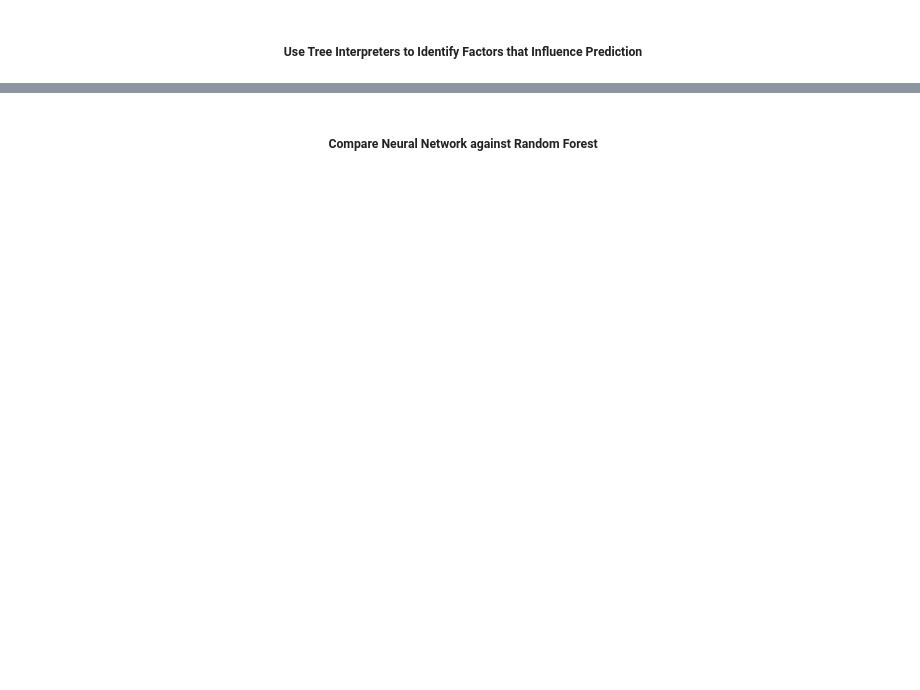
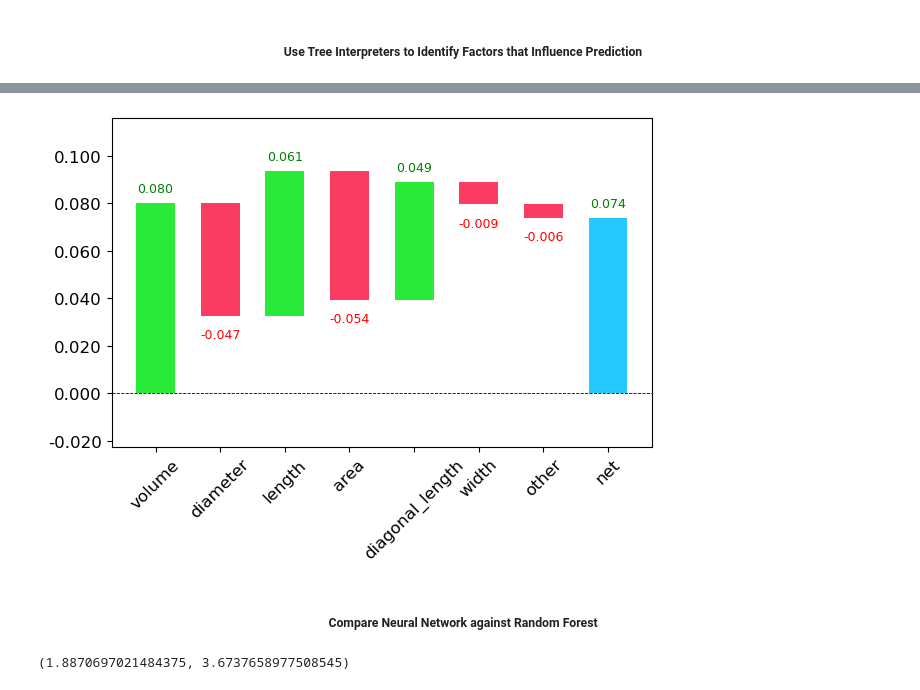
Before and after one commit to ZackLoken/Savanna-Institute-Image-Analysis, a Jupyter notebook: Hazelnut_Biomass/Predicting_Hazelnut_Biomass_from_ImageDerived_CanopyMetrics.ipynb, the cells around one changed output, grey strips where cells are left out. Drawn from its saved outputs; the diff is of its cells as text; code cells hidden in the pictures; blank space fills up the shorter version.

```diff
--- a/Hazelnut_Biomass/Predicting_Hazelnut_Biomass_from_ImageDerived_CanopyMetrics.ipynb
+++ b/Hazelnut_Biomass/Predicting_Hazelnut_Biomass_from_ImageDerived_CanopyMetrics.ipynb
@@ -227,6 +244,6 @@ import waterfallcharts
 # %%
-row = valid_xs_final.iloc[:5]
-prediction, bias, contributions = treeinterpreter.predict(m, row.values)
+row = valid_xs_final.iloc[:len(to.train)]
+prediction, bias, contributions = ti.predict(m, row.values)
 # %%
 # look at just first row results
 prediction[0], bias[0], contributions[0].sum()
@@ -233,3 +252,6 @@ prediction[0], bias[0], contributions[0].sum()
 # %%
-# plot contributions of variables using waterfall chart
-waterfallcharts.waterfall(valid_xs_final.columns, contributions[0], threshold=0.08, rotation_value=45, formatting='{:,.3f}')
+# plot contributions of independent variables using waterfall chart
+waterfall_chart.plot(valid_xs_final.columns, contributions[0], threshold=0.08, rotation_value=45, formatting='{:,.3f}')
+
+## 'net' column is sum of negative and positive contributions of all indpendent variables
+# %% [output]
@@ -236,2 +259,3 @@ waterfallcharts.waterfall(valid_xs_final.columns, contributions[0], threshold=0.
+[figure, added]
 # %% [markdown]
 ##### <center>Compare Neural Network against Random Forest</center>
@@ -237,0 +272,5 @@ waterfallcharts.waterfall(valid_xs_final.columns, contributions[0], threshold=0.
+# %%
+y = to_nn.train.y
+y.min(), y.max()
+# %% [output]
+(1.8870697021484375, 3.6737658977508545)
```
Also changed, not shown: parts of 20 cells of this notebook.
